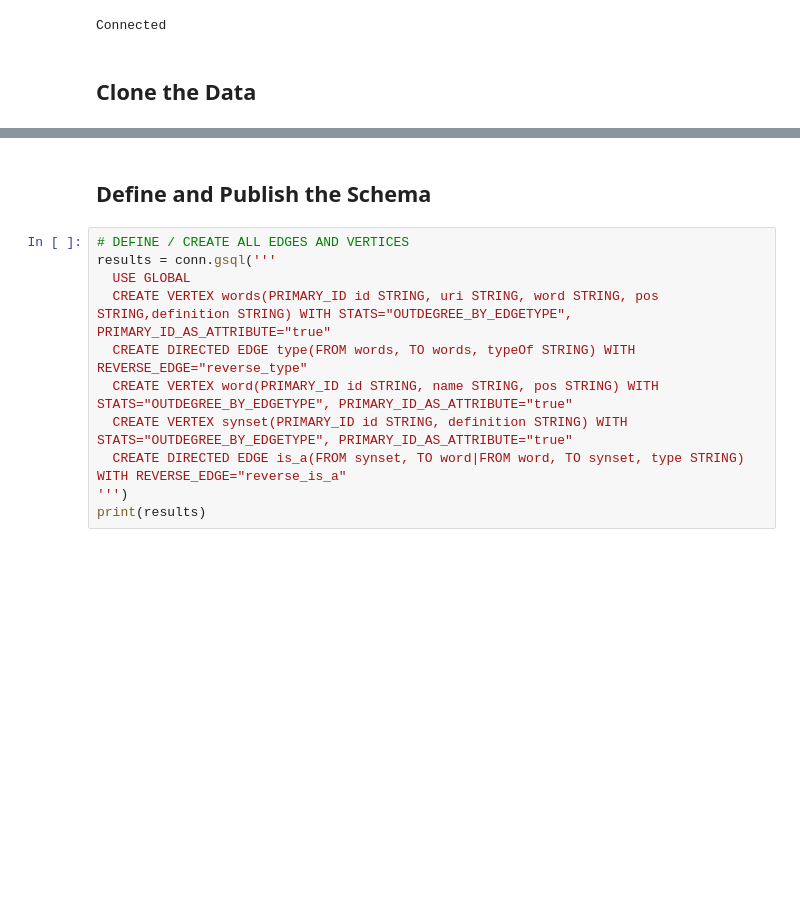
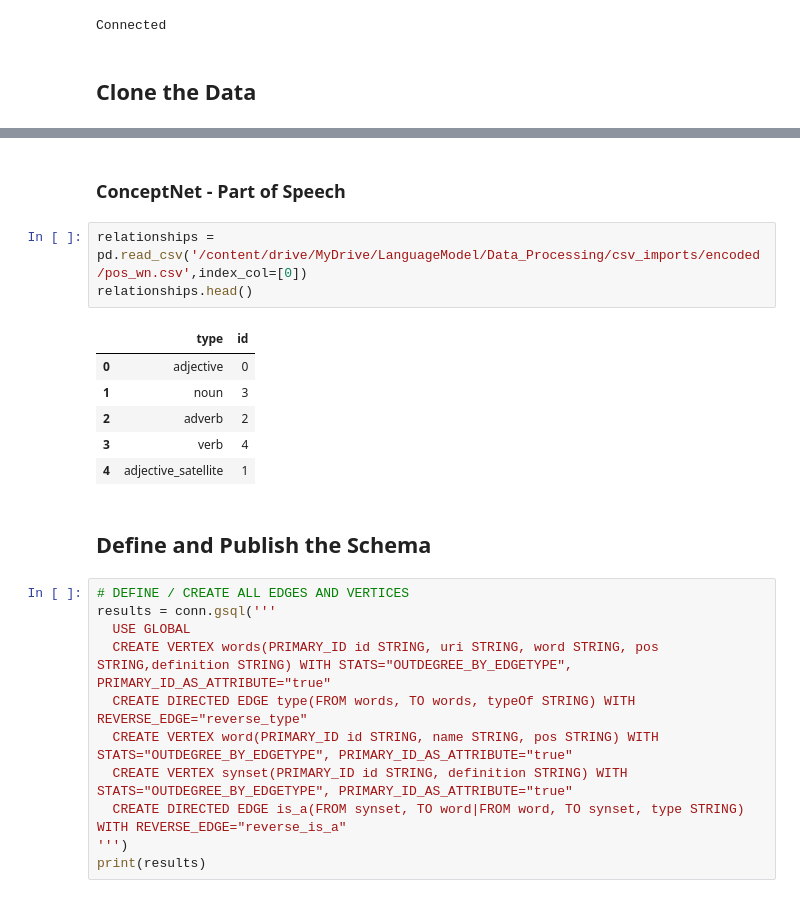
Before and after one commit to sudha-vijayakumar/LanguageModel_TigerGraph_ConceptNet5, a Jupyter notebook: Load_Scripts/LanguageModel_SingleEdge.ipynb, the cells around one changed output, grey strips where cells are left out. Cells and saved outputs as stored; diff of their text form; blank space fills up the shorter version.

```diff
--- a/Load_Scripts/LanguageModel_SingleEdge.ipynb
+++ b/Load_Scripts/LanguageModel_SingleEdge.ipynb
@@ -49,3 +92,15 @@ root = '/Users/sudha.vijayakumar/Documents/GitHub/LanguageModel/Curated_Data/'
+# %% [markdown]
+### ConceptNet - Part of Speech
+# %%
+relationships = pd.read_csv('/content/drive/MyDrive/LanguageModel/Data_Processing/csv_imports/encoded/pos_wn.csv',index_col=[0])
+relationships.head()
+# %% [output]
+|  | type | id |
+| 0 | adjective | 0 |
+| 1 | noun | 3 |
+| 2 | adverb | 2 |
+| 3 | verb | 4 |
+| 4 | adjective_satellite | 1 |
 # %% [markdown]
 ## Define and Publish the Schema
 # %%
```
Also changed, not shown: parts of 90 cells of this notebook, 2 other files.
